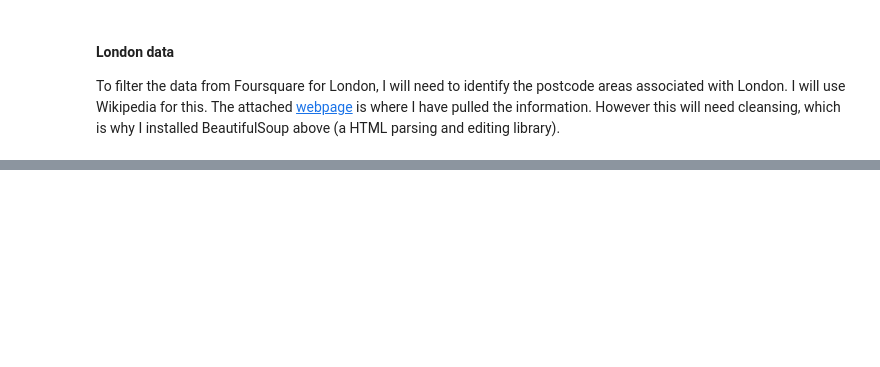
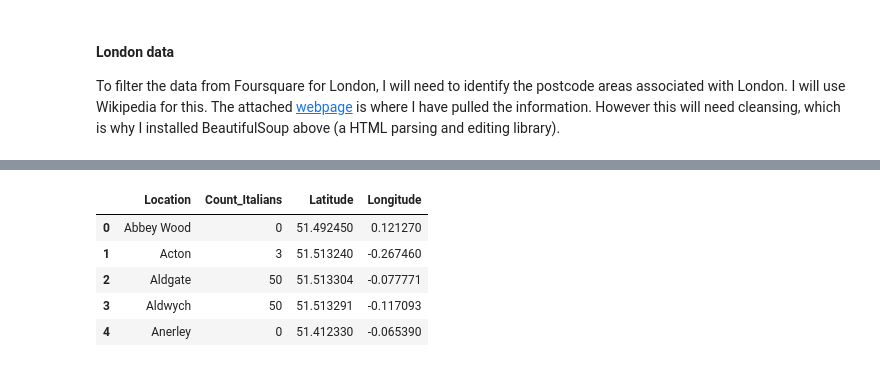
Before and after one commit to w-hofmann/IBM-Capstone-Project, a Jupyter notebook: IBM_Capstone_Project.ipynb, the cells around one changed output, grey strips where cells are left out. Cells and saved outputs as stored; diff of their text form; code cells hidden in the pictures; blank space fills up the shorter version.

```diff
--- a/IBM_Capstone_Project.ipynb
+++ b/IBM_Capstone_Project.ipynb
@@ -75,0 +122,29 @@ To filter the data from Foursquare for London, I will need to identify the postc
+# %%
+# Geocoder starts here
+# Defining a function to use --> get_latlng()'''
+def get_latlng(arcgis_geocoder):
+
+    # Initialize the Location (lat. and long.) to "None"
+    lat_lng_coords = None
+
+    # While loop helps to create a continous run until all the location coordinates are geocoded
+    while(lat_lng_coords is None):
+        g = geocoder.arcgis('{}, London, United Kingdom'.format(arcgis_geocoder))
+        lat_lng_coords = g.latlng
+    return lat_lng_coords
+# Geocoder ends here
+
+locations = ItalianDF['Location']
+coordinates = [get_latlng(location) for location in locations.tolist()]
+
+df_coordinates = pd.DataFrame(coordinates, columns = ['Latitude', 'Longitude'])
+ItalianDF['Latitude'] = df_coordinates['Latitude']
+ItalianDF['Longitude'] = df_coordinates['Longitude']
+ItalianDF.head()
+# %% [output]
+|  | Location | Count_Italians | Latitude | Longitude |
+| 0 | Abbey Wood | 0 | 51.492450 | 0.121270 |
+| 1 | Acton | 3 | 51.513240 | -0.267460 |
+| 2 | Aldgate | 50 | 51.513304 | -0.077771 |
+| 3 | Aldwych | 50 | 51.513291 | -0.117093 |
+| 4 | Anerley | 0 | 51.412330 | -0.065390 |
```
Also changed, not shown: parts of 14 cells of this notebook.
